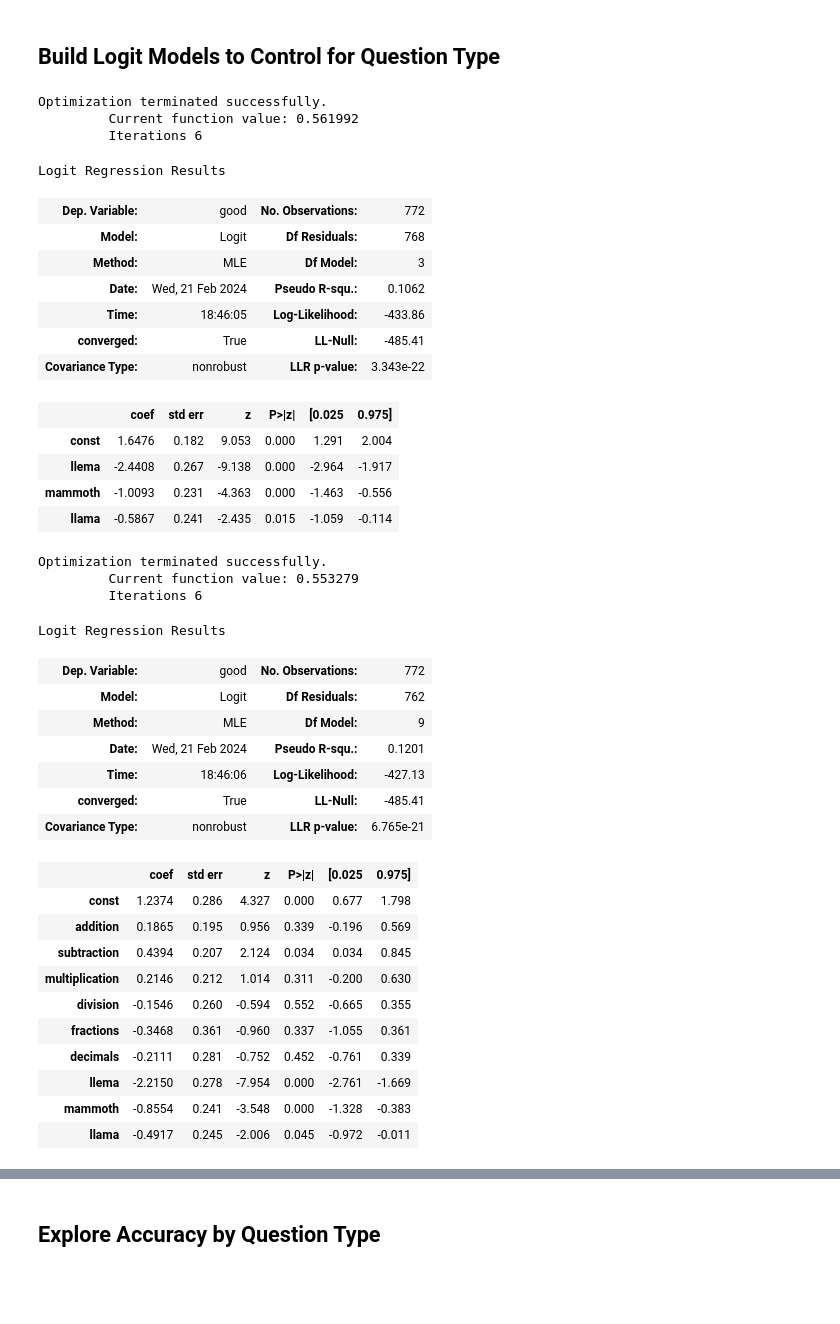
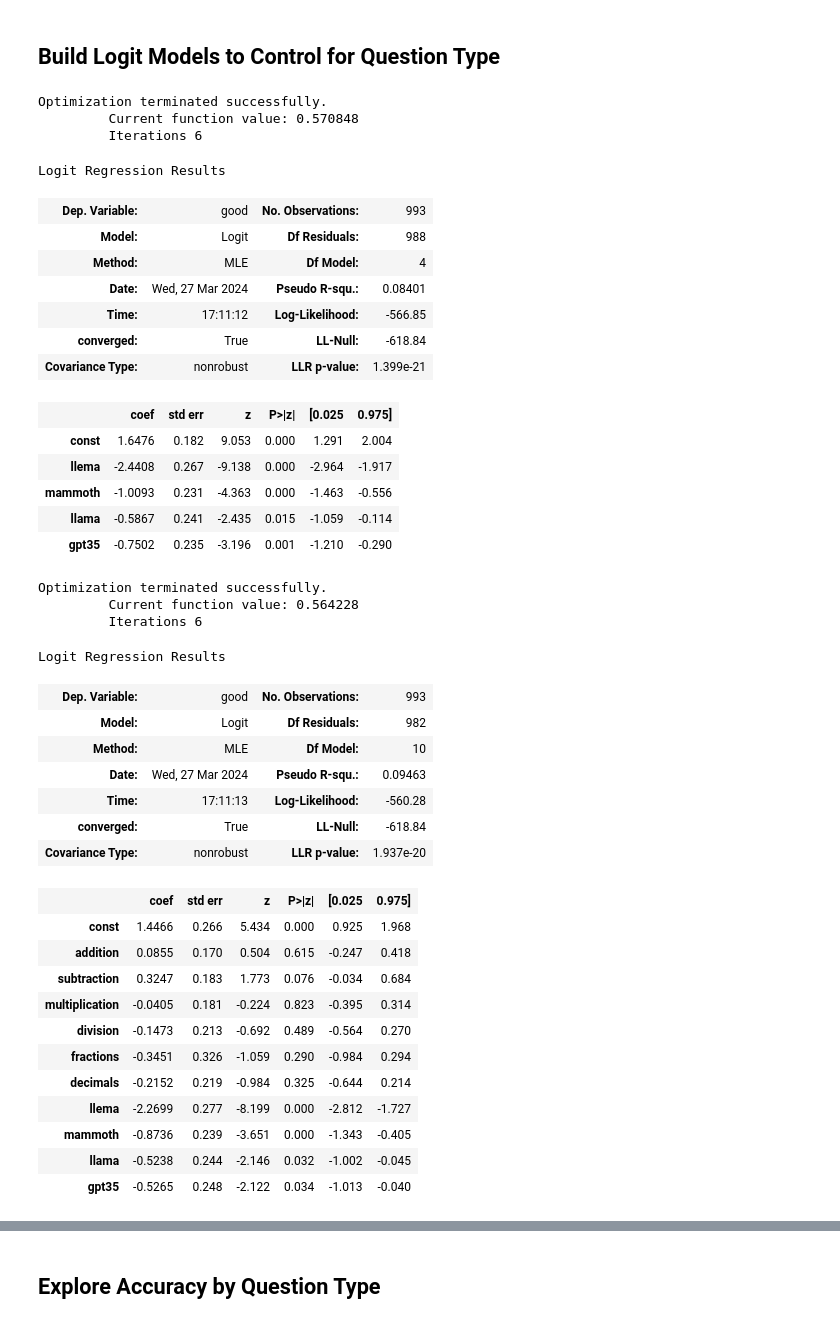
Before and after one commit to bryanchrist/llama2-70b, a Jupyter notebook: Compare_Models_Zooniverse.ipynb, the cells around one changed output, grey strips where cells are left out. Cells and saved outputs as stored; diff of their text form; code cells hidden in the pictures; blank space fills up the shorter version.

```diff
--- a/Compare_Models_Zooniverse.ipynb
+++ b/Compare_Models_Zooniverse.ipynb
@@ -185,6 +185,8 @@ for i in range(len(df)):
         model.append('mammoth')
     elif 'mathwell' in question_number:
         model.append('mathwell')
+    elif 'gpt35' in question_number:
+        model.append('gpt35')
     else:
         # Append None if none of the models are found in question_number
         model.append(None)
@@ -1323,59 +1428,61 @@ P-value: 3.215402036842197e-09
 # %%
 reg_df = pd.concat([df, pd.get_dummies(df['model'], dtype = int)], axis=1)
 reg_df = reg_df[reg_df['solvability']==1]
-x = reg_df[['llema', 'mammoth', 'llama']]
+x = reg_df[['llema', 'mammoth', 'llama', 'gpt35']]
 x = sm.add_constant(x)
 y = reg_df['good']
 log_reg = sm.Logit(y, x).fit()
 log_reg.summary()
 # %% [output]
 Optimization terminated successfully.
-         Current function value: 0.561992
+         Current function value: 0.570848
          Iterations 6
 Logit Regression Results
-| Dep. Variable: | good | No. Observations: | 772 |
-| Model: | Logit | Df Residuals: | 768 |
-| Method: | MLE | Df Model: | 3 |
-| Date: | Wed, 21 Feb 2024 | Pseudo R-squ.: | 0.1062 |
-| Time: | 18:46:05 | Log-Likelihood: | -433.86 |
-| converged: | True | LL-Null: | -485.41 |
-| Covariance Type: | nonrobust | LLR p-value: | 3.343e-22 |
+| Dep. Variable: | good | No. Observations: | 993 |
+| Model: | Logit | Df Residuals: | 988 |
+| Method: | MLE | Df Model: | 4 |
+| Date: | Wed, 27 Mar 2024 | Pseudo R-squ.: | 0.08401 |
+| Time: | 17:11:12 | Log-Likelihood: | -566.85 |
+| converged: | True | LL-Null: | -618.84 |
+| Covariance Type: | nonrobust | LLR p-value: | 1.399e-21 |
 |  | coef | std err | z | P>|z| | [0.025 | 0.975] |
 | const | 1.6476 | 0.182 | 9.053 | 0.000 | 1.291 | 2.004 |
 | llema | -2.4408 | 0.267 | -9.138 | 0.000 | -2.964 | -1.917 |
 | mammoth | -1.0093 | 0.231 | -4.363 | 0.000 | -1.463 | -0.556 |
 | llama | -0.5867 | 0.241 | -2.435 | 0.015 | -1.059 | -0.114 |
+| gpt35 | -0.7502 | 0.235 | -3.196 | 0.001 | -1.210 | -0.290 |
 # %%
 x = reg_df[['addition', 'subtraction',
        'multiplication', 'division', 'fractions', 'decimals',
-       'llema', 'mammoth', 'llama']]
+       'llema', 'mammoth', 'llama', 'gpt35']]
 y = reg_df['good']
 x = sm.add_constant(x)
 log_reg = sm.Logit(y, x).fit()
 log_reg.summary()
 # %% [output]
 Optimization terminated successfully.
-         Current function value: 0.553279
+         Current function value: 0.564228
          Iterations 6
 Logit Regression Results
-| Dep. Variable: | good | No. Observations: | 772 |
-| Model: | Logit | Df Residuals: | 762 |
-| Method: | MLE | Df Model: | 9 |
-| Date: | Wed, 21 Feb 2024 | Pseudo R-squ.: | 0.1201 |
-| Time: | 18:46:06 | Log-Likelihood: | -427.13 |
-| converged: | True | LL-Null: | -485.41 |
-| Covariance Type: | nonrobust | LLR p-value: | 6.765e-21 |
+| Dep. Variable: | good | No. Observations: | 993 |
+| Model: | Logit | Df Residuals: | 982 |
+| Method: | MLE | Df Model: | 10 |
+| Date: | Wed, 27 Mar 2024 | Pseudo R-squ.: | 0.09463 |
+| Time: | 17:11:13 | Log-Likelihood: | -560.28 |
+| converged: | True | LL-Null: | -618.84 |
+| Covariance Type: | nonrobust | LLR p-value: | 1.937e-20 |
 |  | coef | std err | z | P>|z| | [0.025 | 0.975] |
-| const | 1.2374 | 0.286 | 4.327 | 0.000 | 0.677 | 1.798 |
-| addition | 0.1865 | 0.195 | 0.956 | 0.339 | -0.196 | 0.569 |
-| subtraction | 0.4394 | 0.207 | 2.124 | 0.034 | 0.034 | 0.845 |
-| multiplication | 0.2146 | 0.212 | 1.014 | 0.311 | -0.200 | 0.630 |
-| division | -0.1546 | 0.260 | -0.594 | 0.552 | -0.665 | 0.355 |
-| fractions | -0.3468 | 0.361 | -0.960 | 0.337 | -1.055 | 0.361 |
-| decimals | -0.2111 | 0.281 | -0.752 | 0.452 | -0.761 | 0.339 |
-| llema | -2.2150 | 0.278 | -7.954 | 0.000 | -2.761 | -1.669 |
-| mammoth | -0.8554 | 0.241 | -3.548 | 0.000 | -1.328 | -0.383 |
-| llama | -0.4917 | 0.245 | -2.006 | 0.045 | -0.972 | -0.011 |
+| const | 1.4466 | 0.266 | 5.434 | 0.000 | 0.925 | 1.968 |
+| addition | 0.0855 | 0.170 | 0.504 | 0.615 | -0.247 | 0.418 |
+| subtraction | 0.3247 | 0.183 | 1.773 | 0.076 | -0.034 | 0.684 |
+| multiplication | -0.0405 | 0.181 | -0.224 | 0.823 | -0.395 | 0.314 |
+| division | -0.1473 | 0.213 | -0.692 | 0.489 | -0.564 | 0.270 |
+| fractions | -0.3451 | 0.326 | -1.059 | 0.290 | -0.984 | 0.294 |
+| decimals | -0.2152 | 0.219 | -0.984 | 0.325 | -0.644 | 0.214 |
+| llema | -2.2699 | 0.277 | -8.199 | 0.000 | -2.812 | -1.727 |
+| mammoth | -0.8736 | 0.239 | -3.651 | 0.000 | -1.343 | -0.405 |
+| llama | -0.5238 | 0.244 | -2.146 | 0.032 | -1.002 | -0.045 |
+| gpt35 | -0.5265 | 0.248 | -2.122 | 0.034 | -1.013 | -0.040 |
 # %%
 reg_df = pd.concat([df, pd.get_dummies(df['model'], dtype = int)], axis=1)
 reg_df = reg_df[reg_df['solvability']==1]
```
Also changed, not shown: parts of 37 cells of this notebook, 13 other files.
